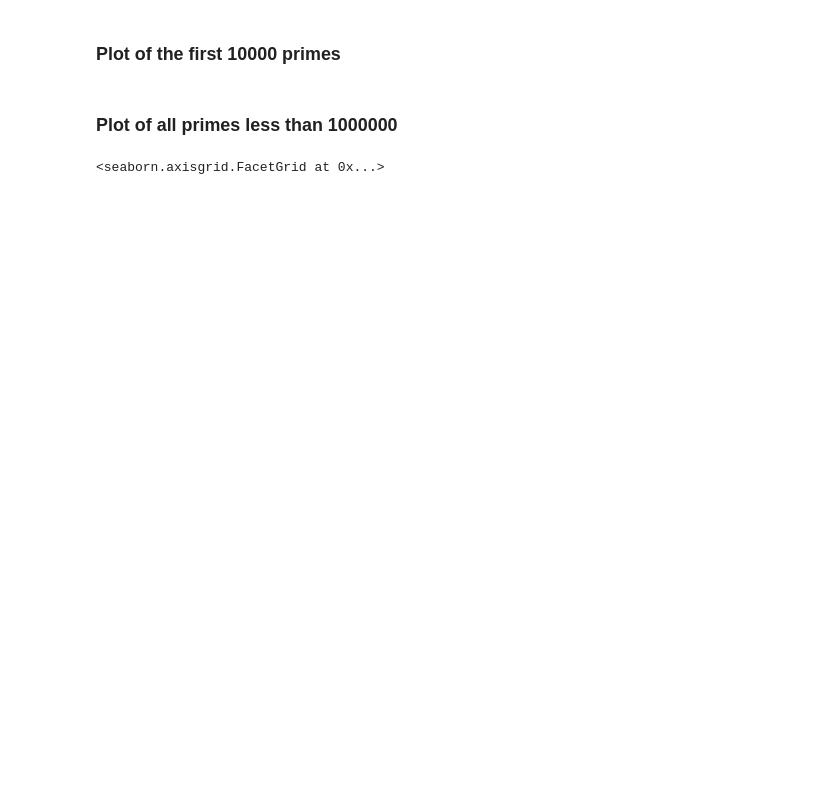
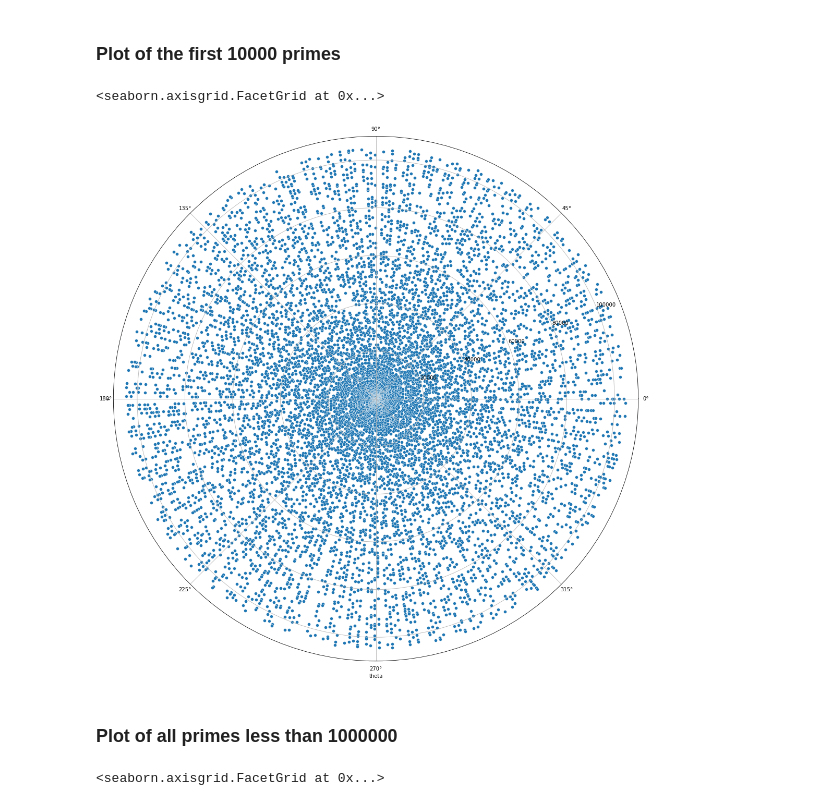
Before and after one commit to nyerolemou/polar-primes, a Jupyter notebook: polar_primes.ipynb, the cells around one changed output. Cells and saved outputs as stored; diff of their text form; code cells hidden in the pictures; blank space fills up the shorter version.

```diff
--- a/polar_primes.ipynb
+++ b/polar_primes.ipynb
@@ -46,8 +46,11 @@ g.map(sns.scatterplot, "theta", "r")
 ### Plot of the first 10000 primes
 # %%
 df = pd.DataFrame({"r": x[0:10000], "theta": x[0:10000]})
-g = sns.FacetGrid(df, subplot_kws=dict(projection='polar'), height=10, despine=False)
+g = sns.FacetGrid(df, subplot_kws=dict(projection='polar'), height=15, despine=False)
 g.map(sns.scatterplot, "theta", "r")
+# %% [output]
+<seaborn.axisgrid.FacetGrid at 0x...>
+[figure, added]
 # %% [markdown]
 ### Plot of all primes less than 1000000
 # %%
```
Also changed, not shown: parts of 2 cells of this notebook.
